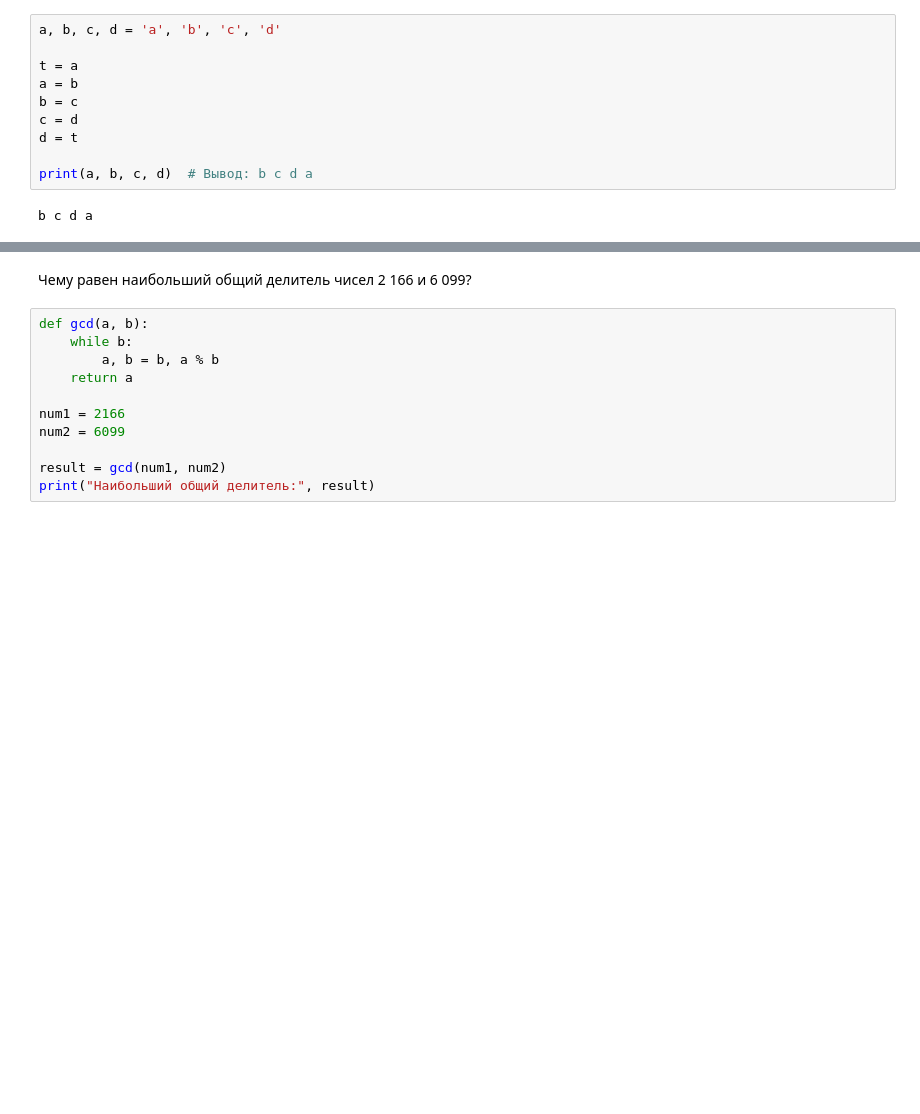
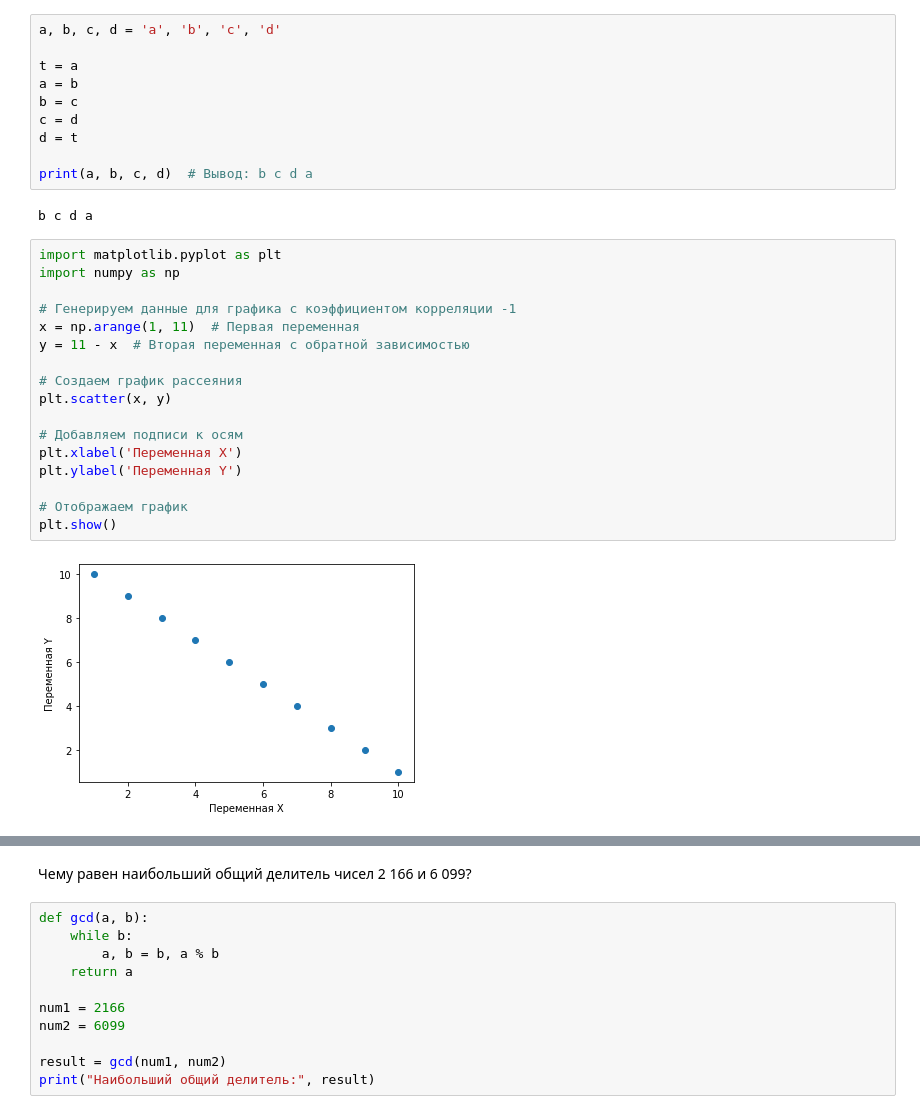
Before and after one commit to MargoSolo/The-Art-of-Computer-Programming, a Jupyter notebook: Алгоритмы Кнут.ipynb, the cells around one changed output, grey strips where cells are left out. Cells and saved outputs as stored; diff of their text form; blank space fills up the shorter version.

```diff
--- a/Алгоритмы Кнут.ipynb
+++ b/Алгоритмы Кнут.ipynb
@@ -20,3 +20,22 @@ d = t
 print(a, b, c, d)  # Вывод: b c d a
 # %% [output]
 b c d a
+# %%
+import matplotlib.pyplot as plt
+import numpy as np
+
+# Генерируем данные для графика с коэффициентом корреляции -1
+x = np.arange(1, 11)  # Первая переменная
+y = 11 - x  # Вторая переменная с обратной зависимостью
+
+# Создаем график рассеяния
+plt.scatter(x, y)
+
+# Добавляем подписи к осям
+plt.xlabel('Переменная X')
+plt.ylabel('Переменная Y')
+
+# Отображаем график
+plt.show()
+# %% [output]
+[figure, added]
```
Also changed, not shown: parts of 1 cell of this notebook.
